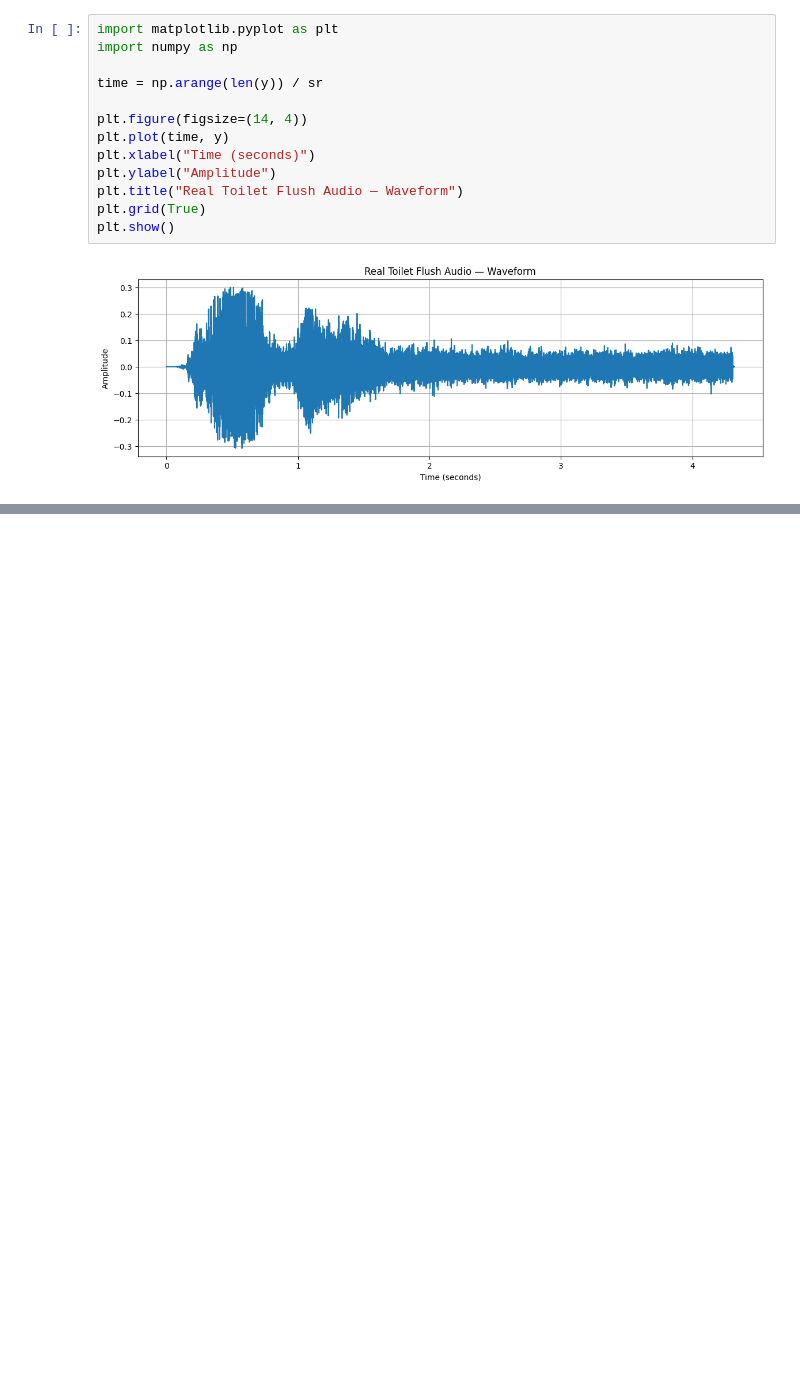
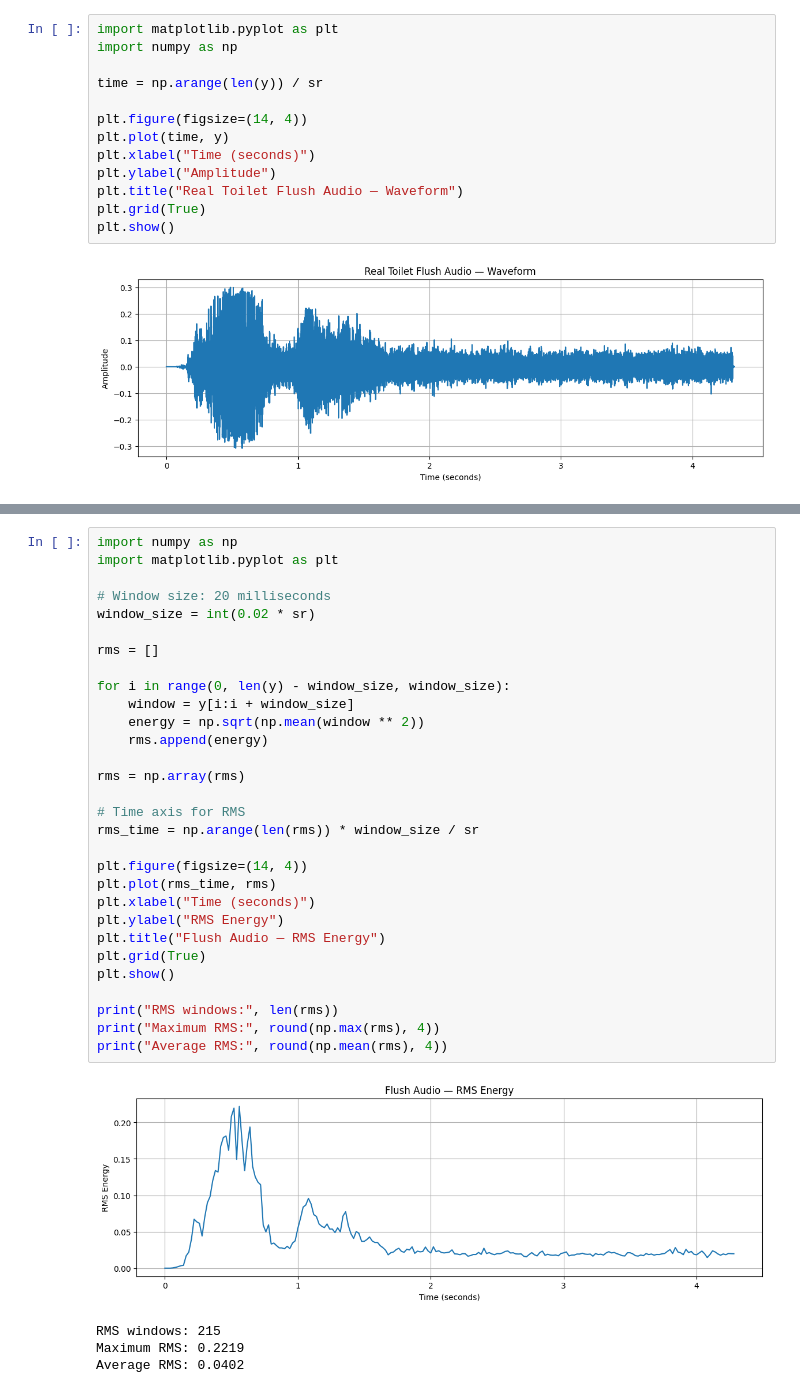
Before and after one commit to devika-na/flush-intelligence, a Jupyter notebook: flush_intelligence.ipynb, the cells around one changed output, grey strips where cells are left out. Cells and saved outputs as stored; diff of their text form; blank space fills up the shorter version.

```diff
--- a/flush_intelligence.ipynb
+++ b/flush_intelligence.ipynb
@@ -66,0 +86,35 @@ plt.show()
+# %%
+import numpy as np
+import matplotlib.pyplot as plt
+
+# Window size: 20 milliseconds
+window_size = int(0.02 * sr)
+
+rms = []
+
+for i in range(0, len(y) - window_size, window_size):
+    window = y[i:i + window_size]
+    energy = np.sqrt(np.mean(window ** 2))
+    rms.append(energy)
+
+rms = np.array(rms)
+
+# Time axis for RMS
+rms_time = np.arange(len(rms)) * window_size / sr
+
+plt.figure(figsize=(14, 4))
+plt.plot(rms_time, rms)
+plt.xlabel("Time (seconds)")
+plt.ylabel("RMS Energy")
+plt.title("Flush Audio — RMS Energy")
+plt.grid(True)
+plt.show()
+
+print("RMS windows:", len(rms))
+print("Maximum RMS:", round(np.max(rms), 4))
+print("Average RMS:", round(np.mean(rms), 4))
+# %% [output]
+[figure, added]
+RMS windows: 215
+Maximum RMS: 0.2219
+Average RMS: 0.0402
```
Also changed, not shown: parts of 2 cells of this notebook.
